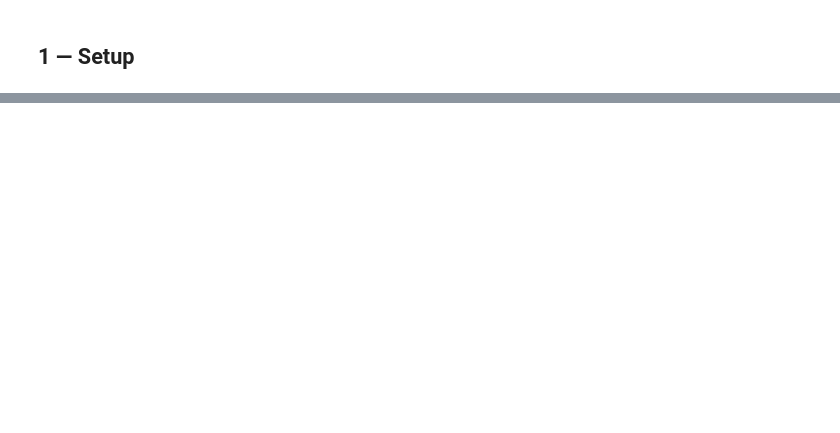
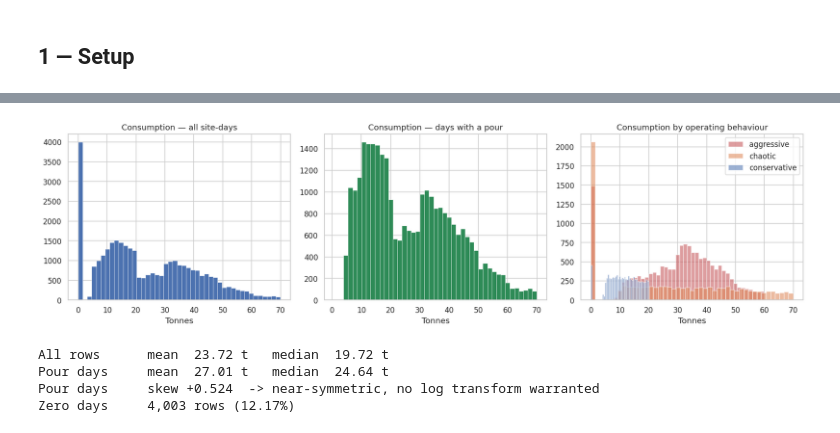
Before and after one commit to Olamideoo/MIG_Cement_Demand_Forecasting, a Jupyter notebook: NOTEBOOKS/02_EDA.ipynb, the cells around one changed output, grey strips where cells are left out. Cells and saved outputs as stored; diff of their text form; code cells hidden in the pictures; blank space fills up the shorter version.

```diff
--- a/NOTEBOOKS/02_EDA.ipynb
+++ b/NOTEBOOKS/02_EDA.ipynb
@@ -1602,0 +616,33 @@ justification in this notebook.
+# %%
+fig, axes = plt.subplots(1, 3, figsize=(16, 4.5))
+
+axes[0].hist(panel["consumed_tonnes"], bins=45, edgecolor="white", linewidth=0.4)
+axes[0].set_title("Consumption — all site-days")
+axes[0].set_xlabel("Tonnes")
+
+nonzero = panel.loc[panel["consumed_tonnes"] > 0, "consumed_tonnes"]
+axes[1].hist(nonzero, bins=45, color="seagreen", edgecolor="white", linewidth=0.4)
+axes[1].set_title("Consumption — days with a pour")
+axes[1].set_xlabel("Tonnes")
+
+for b in BEHAVIOUR_ORDER:
+    sub = panel.loc[panel["behavior"] == b, "consumed_tonnes"]
+    axes[2].hist(sub, bins=45, alpha=0.55, label=b, color=BEHAVIOUR_COLOURS[b])
+axes[2].set_title("Consumption by operating behaviour")
+axes[2].set_xlabel("Tonnes")
+axes[2].legend()
+
+plt.tight_layout()
+save_fig("demand_distribution")
+plt.show()
+
+print(f"All rows      mean {panel['consumed_tonnes'].mean():6.2f} t   median {panel['consumed_tonnes'].median():6.2f} t")
+print(f"Pour days     mean {nonzero.mean():6.2f} t   median {nonzero.median():6.2f} t")
+print(f"Pour days     skew {nonzero.skew():+.3f}  -> near-symmetric, no log transform warranted")
+print(f"Zero days     {(panel['consumed_tonnes'] == 0).sum():,} rows ({(panel['consumed_tonnes'] == 0).mean():.2%})")
+# %% [output]
+[figure, added]
+All rows      mean  23.72 t   median  19.72 t
+Pour days     mean  27.01 t   median  24.64 t
+Pour days     skew +0.524  -> near-symmetric, no log transform warranted
+Zero days     4,003 rows (12.17%)
```
Also changed, not shown: parts of 140 cells of this notebook, 23 other files.
